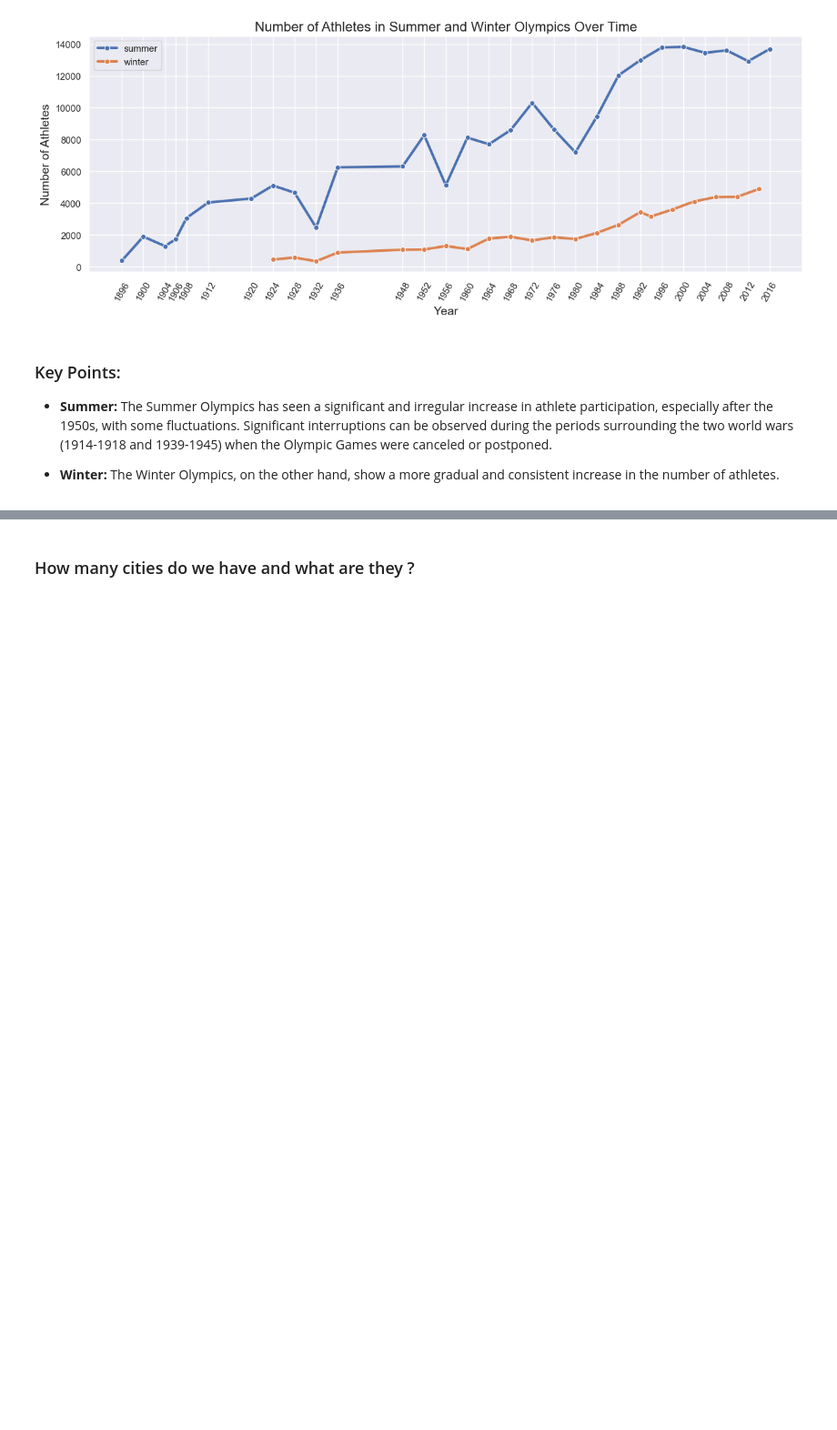
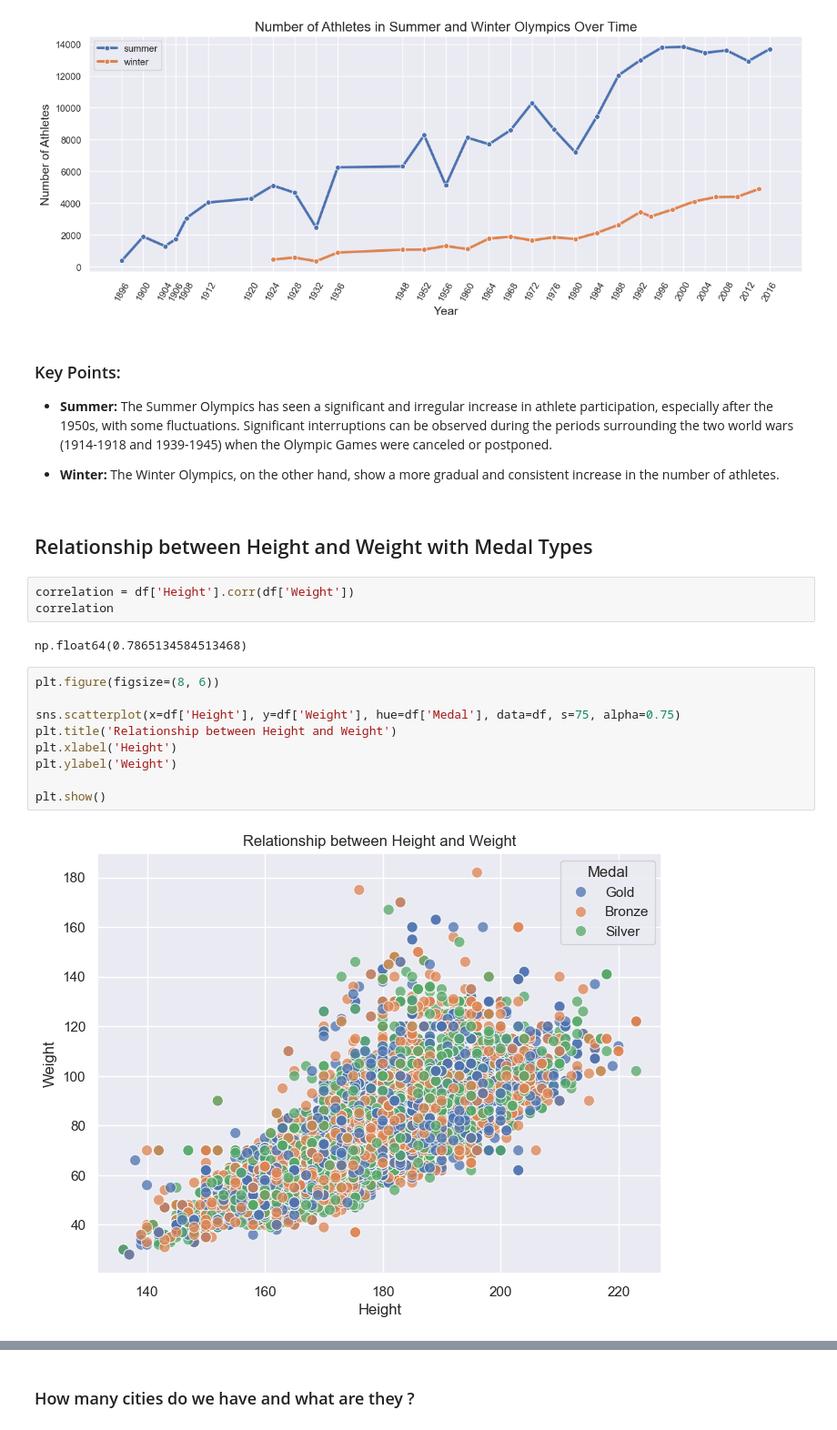
Before and after one commit to BassamSaleh99/Olympic-EDA, a Jupyter notebook: Olympic-EDA.ipynb, the cells around one changed output, grey strips where cells are left out. Shown at 91% size. Saved outputs shown, nothing was run; the diff lists cells and outputs as text; blank space fills up the shorter version.

Commit message:
Relationship between Height and Weight with Medal Types

```diff
--- a/Olympic-EDA.ipynb
+++ b/Olympic-EDA.ipynb
@@ -567,3 +567,21 @@ plt.show()
 - **Summer:** The Summer Olympics has seen a significant and irregular increase in athlete participation, especially after the 1950s, with some fluctuations. Significant interruptions can be observed during the periods surrounding the two world wars (1914-1918 and 1939-1945) when the Olympic Games were canceled or postponed.
 
 - **Winter:** The Winter Olympics, on the other hand, show a more gradual and consistent increase in the number of athletes.
+# %% [markdown]
+## Relationship between Height and Weight with Medal Types
+# %%
+correlation = df['Height'].corr(df['Weight'])
+correlation
+# %% [output]
+np.float64(0.7865134584513468)
+# %%
+plt.figure(figsize=(8, 6))
+
+sns.scatterplot(x=df['Height'], y=df['Weight'], hue=df['Medal'], data=df, s=75, alpha=0.75)
+plt.title('Relationship between Height and Weight')
+plt.xlabel('Height')
+plt.ylabel('Weight')
+
+plt.show()
+# %% [output]
+[figure, added]
```
Also changed, not shown: parts of 2 cells of this notebook.
